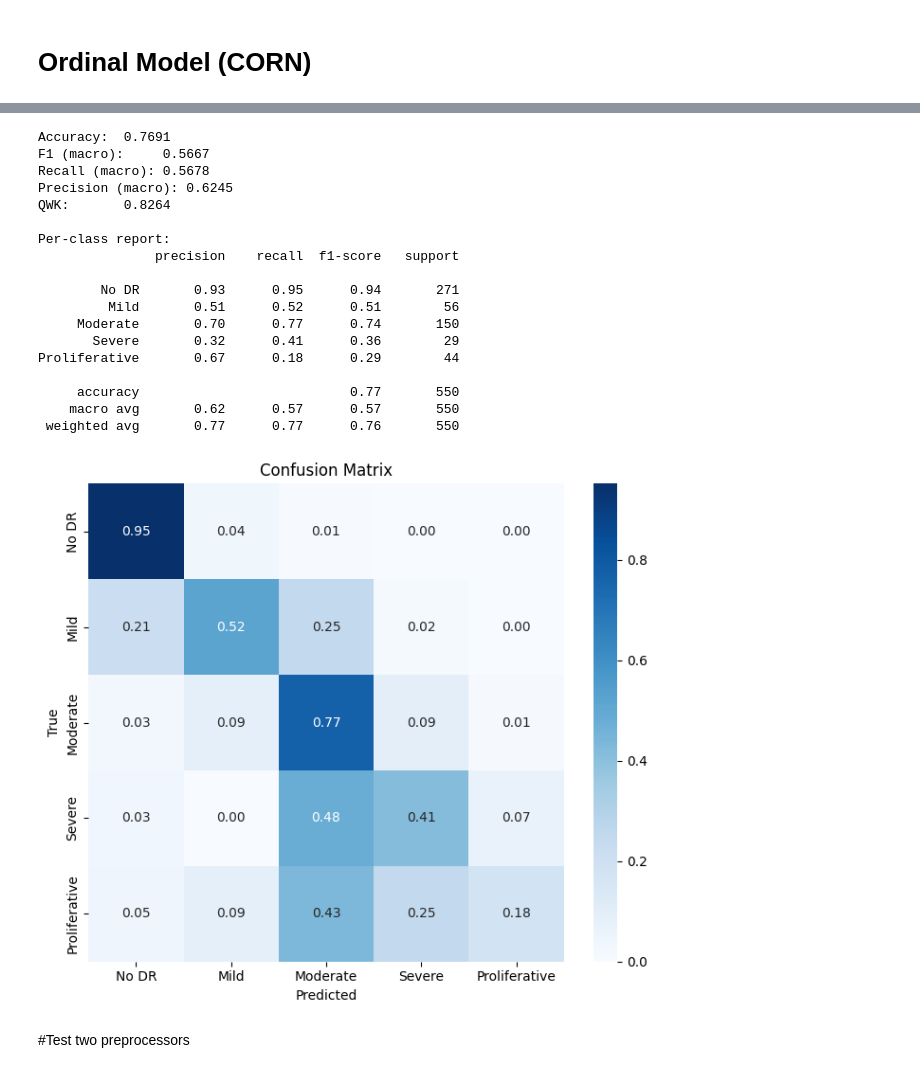
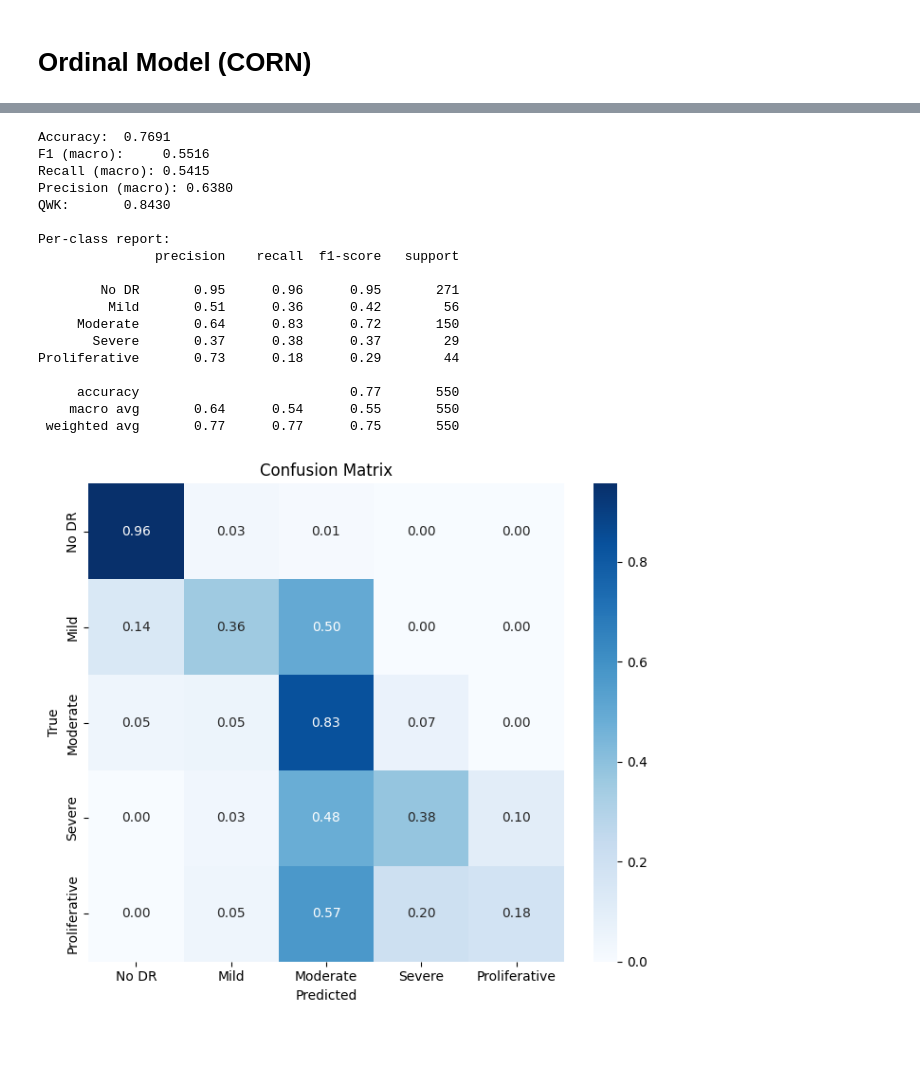
Before and after one commit to noureldin75/RetinaGrade, a Jupyter notebook: nootbooks/eda.ipynb, the cells around one changed output, grey strips where cells are left out. Drawn from its saved outputs; the diff is of its cells as text; code cells hidden in the pictures; blank space fills up the shorter version.

```diff
--- a/nootbooks/eda.ipynb
+++ b/nootbooks/eda.ipynb
@@ -394,7 +399,7 @@ test_loader = data.DataLoader(test_dataset, batch_size=32, shuffle=False)
 # %% [markdown]
 #Training BaseLine
 # %%
-from evalution import evaluate_model, plot_training_curve
+from evalution import evaluate_model, plot_training_curve, get_predictions, compute_metrics, compute_qwk
 from early_stopper import EarlyStopping
 
 import os
@@ -443,20 +448,23 @@ for epoch in range(epoches):
         f"- val_loss: {avg_val_loss:.4f}"
     )
 
-    val_metrics = evaluate_model(model, val_loader, device, average="macro", plot=False)
+    y_pred, y_true = get_predictions(model, val_loader, device)
+    val_metrics = compute_metrics(y_true, y_pred, average="macro")
     val_f1 = val_metrics["f1"]
-    print(f"  val macro F1: {val_f1:.4f}")
+    val_qwk = compute_qwk(y_true, y_pred)
+    print(f"  val macro F1: {val_f1:.4f} | val QWK: {val_qwk:.4f}")
 
     scheduler.step(avg_val_loss)
     current_lr = optimizer.param_groups[0]['lr']
     print(f"  current LR: {current_lr:.2e}")
 
-    early_stopper(val_f1, model)
+    early_stopper(val_qwk, model)
 
     if early_stopper.early_stop:
-        print(f"Early stopping triggered at epoch {epoch + 1} (best F1: {early_stopper.best_score:.4f})")
+        print(f"Early stopping triggered at epoch {epoch + 1} (best QWK: {early_stopper.best_score:.4f})")
         break
 
 plot_training_curve(train_losses, title="Training Loss")
 plot_training_curve(val_losses, title="Validation Loss")
+metrics = evaluate_model(model, val_loader, device, average="macro")
 # %% [output]
@@ -538,7 +540,7 @@ optimizer = optim.Adam([
 ], weight_decay=1e-4)
 
 scheduler = optim.lr_scheduler.ReduceLROnPlateau(optimizer, mode='min', factor=0.5, patience=2)
-early_stopper = EarlyStopping(patience=12, min_delta=0.001, path='/RetinaGrade/CheckPoint/best_model_finetuned.pt', mode='max')
+early_stopper = EarlyStopping(patience=10, min_delta=0.001, path='/RetinaGrade/CheckPoint/best_model_finetuned.pt', mode='max')
 # %% [output]
 Trainable params: 8,513,763 / 10,703,917 (79.5%)
 # %%
@@ -554,7 +556,6 @@ for epoch in range(epoches):
 
     for images, labels in train_loader:
         images, labels = images.to(device), labels.to(device)
-
         optimizer.zero_grad()
         outputs = model(images)
         loss = loss_function(outputs, labels)
@@ -584,19 +585,21 @@ for epoch in range(epoches):
         f"- val_loss: {avg_val_loss:.4f}"
     )
 
-    val_metrics = evaluate_model(model, val_loader, device, average="macro", plot=False)
+    y_pred, y_true = get_predictions(model, val_loader, device)
+    val_metrics = compute_metrics(y_true, y_pred, average="macro")
     val_f1 = val_metrics["f1"]
-    print(f"  val macro F1: {val_f1:.4f}")
+    val_qwk = compute_qwk(y_true, y_pred)
+    print(f"  val macro F1: {val_f1:.4f} | val QWK: {val_qwk:.4f}")
 
     scheduler.step(avg_val_loss)
     current_lr_head = optimizer.param_groups[0]['lr']
     print(f"  current LR (classifier): {current_lr_head:.2e}")
 
-    early_stopper(val_f1, model)
+    early_stopper(val_qwk, model)
 
     if early_stopper.early_stop:
-        print(f"Early stopping triggered at epoch {epoch + 1} (best F1: {early_stopper.best_score:.4f})")
-        break
+      print(f"Early stopping triggered at epoch {epoch + 1} (best QWK: {early_stopper.best_score:.4f})")
+      break
 
 
 model.load_state_dict(torch.load('/RetinaGrade/CheckPoint/best_model_finetuned.pt'))
@@ -659,7 +662,6 @@ early_stopper_corn = EarlyStopping(
     mode='max'
 )
 # %%
-
 corn_val_losses = []
 corn_train_losses = []
 epoches = 20
@@ -697,17 +699,19 @@ for epoch in range(epoches):
 
     print(f"Epoch {epoch + 1}/{epoches} - train_loss: {avg_train_loss:.4f} - val_loss: {avg_val_loss:.4f}")
 
-    val_metrics = evaluate_model_corn(model_corn, val_loader, device, average="macro", plot=False)
+    y_pred, y_true = get_predictions_corn(model_corn, val_loader, device, num_classes=len(grade_labels))
+    val_metrics = compute_metrics(y_true, y_pred, average="macro")
     val_f1 = val_metrics["f1"]
-    print(f"  val macro F1: {val_f1:.4f}")
+    val_qwk = compute_qwk(y_true, y_pred)
+    print(f"  val macro F1: {val_f1:.4f} | val QWK: {val_qwk:.4f}")
 
     scheduler_corn.step(avg_val_loss)
     current_lr = optimizer_corn.param_groups[0]['lr']
     print(f"  current LR: {current_lr:.2e}")
 
-    early_stopper_corn(val_f1, model_corn)
+    early_stopper_corn(val_qwk, model_corn)
     if early_stopper_corn.early_stop:
-        print(f"Early stopping triggered at epoch {epoch + 1} (best F1: {early_stopper_corn.best_score:.4f})")
+        print(f"Early stopping triggered at epoch {epoch + 1} (best QWK: {early_stopper_corn.best_score:.4f})")
         break
 
 
@@ -738,21 +742,19 @@ Early stopping triggered at epoch 14 (best F1: 0.5667)
 Accuracy:  0.7691
-F1 (macro):     0.5667
-Recall (macro): 0.5678
-Precision (macro): 0.6245
-QWK:       0.8264
+F1 (macro):     0.5516
+Recall (macro): 0.5415
+Precision (macro): 0.6380
+QWK:       0.8430
 
 Per-class report:
                precision    recall  f1-score   support
 
-        No DR       0.93      0.95      0.94       271
-         Mild       0.51      0.52      0.51        56
-     Moderate       0.70      0.77      0.74       150
-       Severe       0.32      0.41      0.36        29
-Proliferative       0.67      0.18      0.29        44
+        No DR       0.95      0.96      0.95       271
+         Mild       0.51      0.36      0.42        56
+     Moderate       0.64      0.83      0.72       150
+       Severe       0.37      0.38      0.37        29
+Proliferative       0.73      0.18      0.29        44
 
      accuracy                           0.77       550
-    macro avg       0.62      0.57      0.57       550
- weighted avg       0.77      0.77      0.76       550
+    macro avg       0.64      0.54      0.55       550
+ weighted avg       0.77      0.77      0.75       550
-[figure, old version]
+[figure, new version]
-# %% [markdown]
-#Test two preprocessors
```
Also changed, not shown: parts of 11 cells of this notebook.
